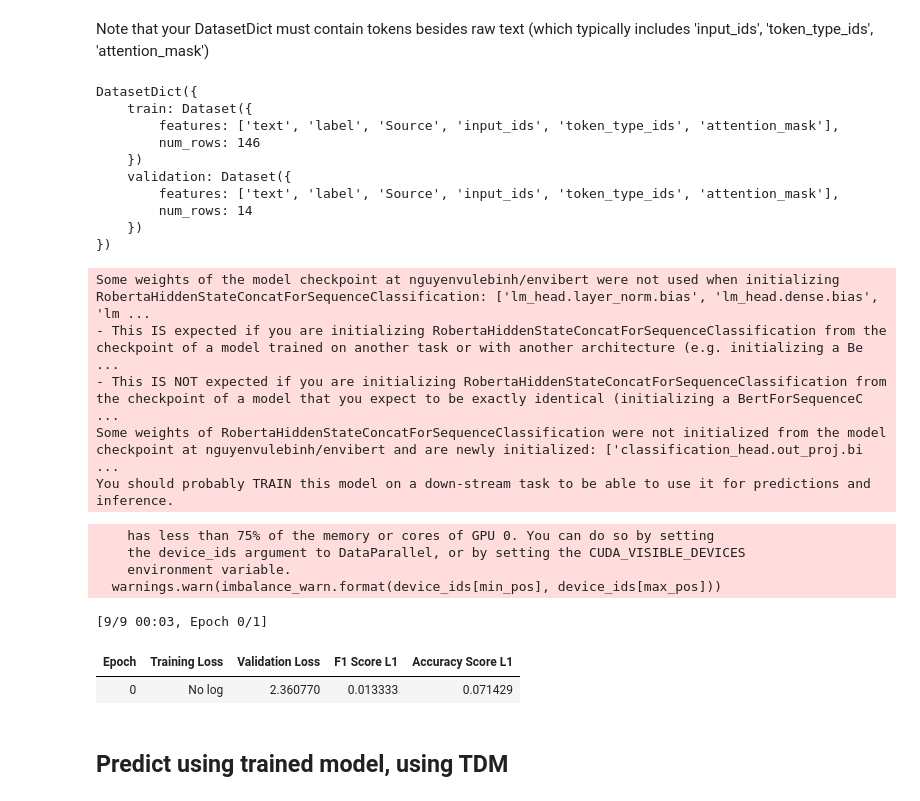
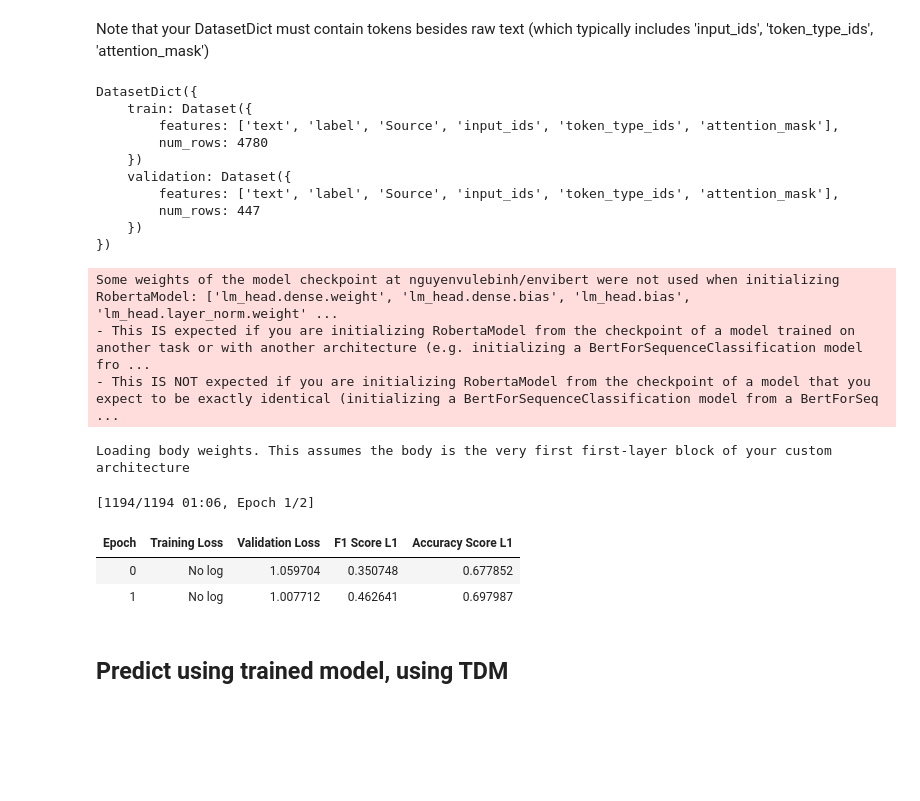
Before and after one commit to anhquan0412/that-nlp-library, a Jupyter notebook: nbs/03_model_main_envibert.ipynb, the cells around one changed output. Cells and saved outputs as stored; diff of their text form; code cells hidden in the pictures; blank space fills up the shorter version.

```diff
--- a/nbs/03_model_main_envibert.ipynb
+++ b/nbs/03_model_main_envibert.ipynb
@@ -53,7 +54,7 @@ Create a TextDataMain object
 # %%
 DATA_PATH = Path('sample_data')
 # %%
-tdm = TextDataMain.from_csv(DATA_PATH/'sample.csv',
+tdm = TextDataMain.from_csv(DATA_PATH/'sample_large.csv',
                             return_df=False,
                             main_content='Content',
                             metadatas='Source',
@@ -307,10 +332,10 @@ main_ddict
 DatasetDict({
     train: Dataset({
         features: ['text', 'label', 'Source', 'input_ids', 'token_type_ids', 'attention_mask'],
-        num_rows: 146
+        num_rows: 4780
     })
     validation: Dataset({
         features: ['text', 'label', 'Source', 'input_ids', 'token_type_ids', 'attention_mask'],
-        num_rows: 14
+        num_rows: 447
     })
 })
@@ -317,50 +344,49 @@ DatasetDict({
+# %%
+model_name='nguyenvulebinh/envibert'
+_model_kwargs={
+    # overall model hyperparams
+    'is_multilabel':False, # False
+    'is_multihead':False, # False
+    'head_class_sizes':num_classes,
+    'head_class': SimpleClassificationHead,
+    # classfication head hyperparams
+    'classifier_dropout':0.1
+}
+# %%
+envibert_body = RobertaModel.from_pretrained(model_name)
 # %%
-num_classes = 10
-
-_model_kwargs={
-    'concathead_class': RobertaConcatHeadSimple,
-    'classifier_dropout':0.1,
-    'last_hidden_size':768,
-    'is_multilabel':False,
-    'is_multihead': False,
-    'head_class_sizes':num_classes
-}
-
-model = model_init_classification(model_class = RobertaHiddenStateConcatForSequenceClassification,
+model = model_init_classification(model_class = RobertaBaseForSequenceClassification,
                                   cpoint_path = 'nguyenvulebinh/envibert',
-                                  output_hidden_states=True, # since we are using 'hidden layer contatenation'
+                                  output_hidden_states=False, # since we are not using 'hidden layer contatenation' technique
                                   seed=42,
+                                  body_model=envibert_body,
                                   model_kwargs = _model_kwargs)
 
 metric_funcs = [partial(f1_score,average='macro'),accuracy_score] # we will use both f1_macro and accuracy score as metrics
 controller = ModelController(model,
                              metric_funcs=metric_funcs)
 # %% [output]
-Some weights of the model checkpoint at nguyenvulebinh/envibert were not used when initializing RobertaHiddenStateConcatForSequenceClassification: ['lm_head.layer_norm.bias', 'lm_head.dense.bias', 'lm ...
-- This IS expected if you are initializing RobertaHiddenStateConcatForSequenceClassification from the checkpoint of a model trained on another task or with another architecture (e.g. initializing a Be ...
-- This IS NOT expected if you are initializing RobertaHiddenStateConcatForSequenceClassification from the checkpoint of a model that you expect to be exactly identical (initializing a BertForSequenceC ...
-Some weights of RobertaHiddenStateConcatForSequenceClassification were not initialized from the model checkpoint at nguyenvulebinh/envibert and are newly initialized: ['classification_head.out_proj.bi ...
-You should probably TRAIN this model on a down-stream task to be able to use it for predictions and inference.
+Some weights of the model checkpoint at nguyenvulebinh/envibert were not used when initializing RobertaModel: ['lm_head.dense.weight', 'lm_head.dense.bias', 'lm_head.bias', 'lm_head.layer_norm.weight' ...
+- This IS expected if you are initializing RobertaModel from the checkpoint of a model trained on another task or with another architecture (e.g. initializing a BertForSequenceClassification model fro ...
+- This IS NOT expected if you are initializing RobertaModel from the checkpoint of a model that you expect to be exactly identical (initializing a BertForSequenceClassification model from a BertForSeq ...
+Loading body weights. This assumes the body is the very first first-layer block of your custom architecture
 # %%
 lr = 8e-5
 bs=4
 wd=0.01
-epochs= 1
+epochs= 2
 
 controller.fit(epochs,lr,
                ddict=main_ddict, # Put in your tokenized datasetdict here
                batch_size=bs,
                weight_decay=wd,
                save_checkpoint=False,
                compute_metrics=compute_metrics_classification,
                tokenizer=tokenizer,
                label_names='L1'
               )
 # %% [output]
-    has less than 75% of the memory or cores of GPU 0. You can do so by setting
-    the device_ids argument to DataParallel, or by setting the CUDA_VISIBLE_DEVICES
-    environment variable.
-  warnings.warn(imbalance_warn.format(device_ids[min_pos], device_ids[max_pos]))
+[1194/1194 01:06, Epoch 1/2]
-[9/9 00:03, Epoch 0/1]
 | Epoch | Training Loss | Validation Loss | F1 Score L1 | Accuracy Score L1 |
-| 0 | No log | 2.360770 | 0.013333 | 0.071429 |
+| 0 | No log | 1.059704 | 0.350748 | 0.677852 |
+| 1 | No log | 1.007712 | 0.462641 | 0.697987 |
```
Also changed, not shown: parts of 76 cells of this notebook, 23 other files.
